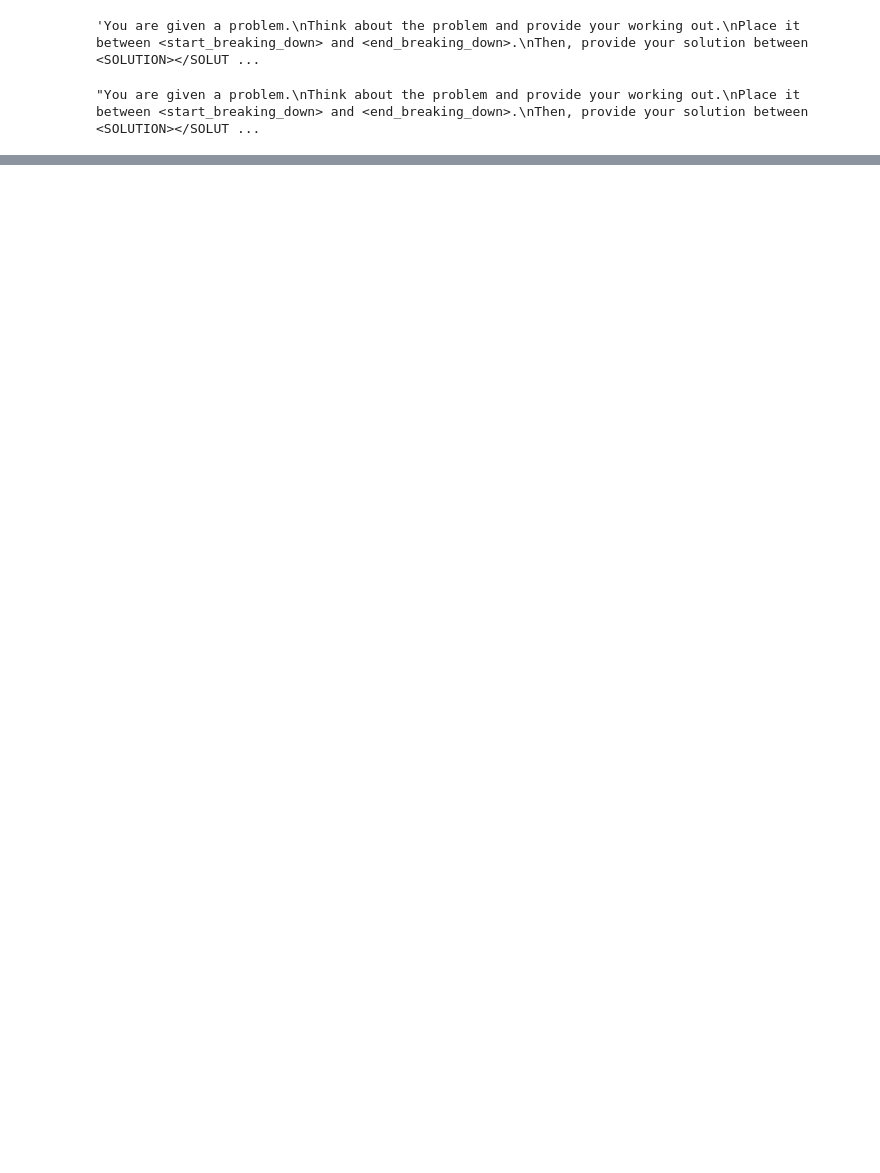
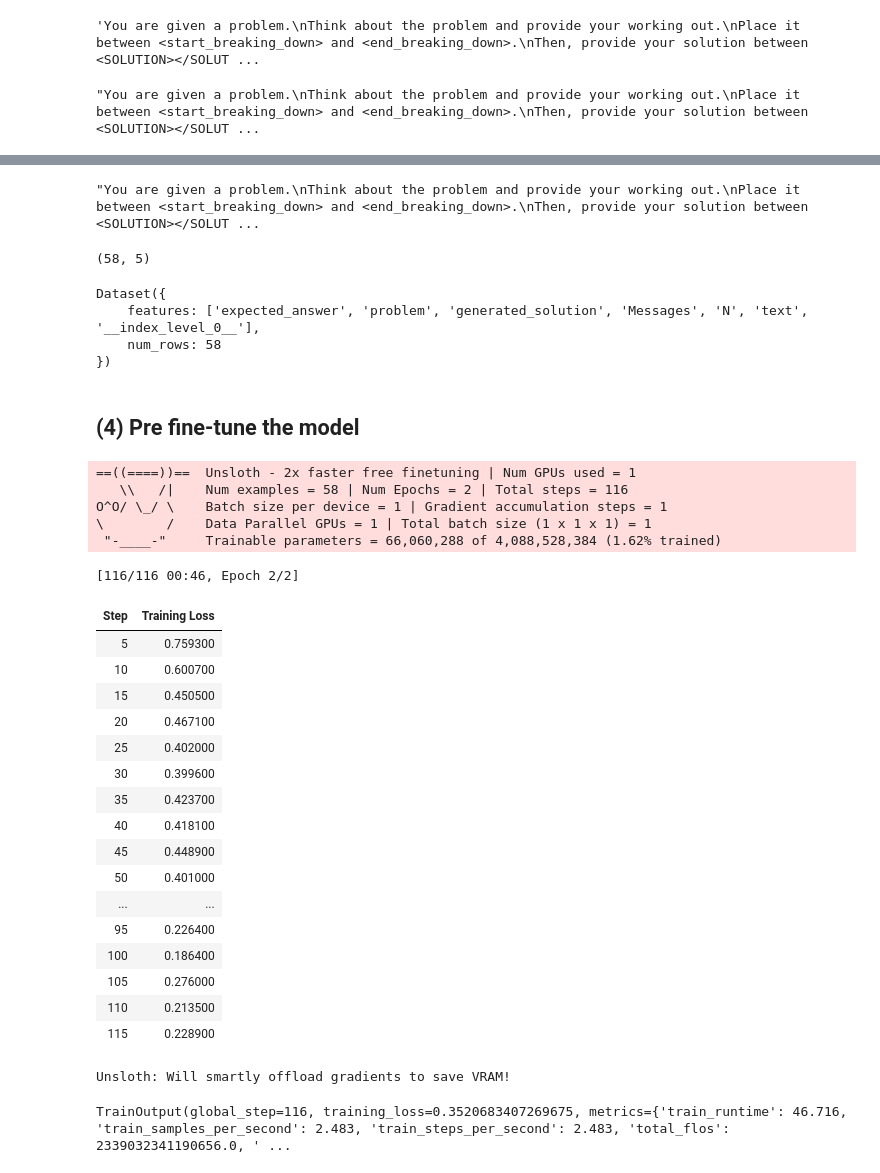
Before and after one commit to ZhengjunHUO/LLMs, a Jupyter notebook: ReinforcementLearning/Group_Relative_Policy_Optimization/Qwen3.ipynb, the cells around one changed output, grey strips where cells are left out. Drawn from its saved outputs; the diff is of its cells as text; code cells hidden in the pictures; blank space fills up the shorter version.

Commit message:
Qwen3 pre-fine-tuned for GRPO

```diff
--- a/ReinforcementLearning/Group_Relative_Policy_Optimization/Qwen3.ipynb
+++ b/ReinforcementLearning/Group_Relative_Policy_Optimization/Qwen3.ipynb
@@ -140,0 +179,73 @@ tokenizer.apply_chat_template([
+# %%
+# Test
+tokenizer.apply_chat_template(dataset["Messages"][0], tokenize = False)
+# %% [output]
+"You are given a problem.\nThink about the problem and provide your working out.\nPlace it between <start_breaking_down> and <end_breaking_down>.\nThen, provide your solution between <SOLUTION></SOLUT ...
+# %%
+# Keep only those with reasonable reasoning traces length
+dataset["N"] = dataset["Messages"].apply(lambda x: len(tokenizer.apply_chat_template(x)))
+dataset = dataset.loc[dataset["N"] <= max_seq_length/2].copy()
+dataset.shape
+# %% [output]
+(58, 5)
+# %%
+# Convert to HF dataset
+dataset["text"] = tokenizer.apply_chat_template(dataset["Messages"].values.tolist(), tokenize = False)
+dataset = Dataset.from_pandas(dataset)
+dataset
+# %% [output]
+Dataset({
+    features: ['expected_answer', 'problem', 'generated_solution', 'Messages', 'N', 'text', '__index_level_0__'],
+    num_rows: 58
+})
+# %% [markdown]
+## (4) Pre fine-tune the model
+# %%
+# Goal is to make the model following the GRPO formatting
+trainer = SFTTrainer(
+    model = model,
+    tokenizer = tokenizer,
+    train_dataset = dataset,
+    args = SFTConfig(
+        dataset_text_field = "text",
+        per_device_train_batch_size = 1,
+        gradient_accumulation_steps = 1,
+        warmup_steps = 5,
+        num_train_epochs = 2,
+        learning_rate = 2e-4, # Reduce to 2e-5 for long training runs
+        logging_steps = 5,
+        optim = "adamw_8bit",
+        weight_decay = 0.01,
+        lr_scheduler_type = "linear",
+        seed = 4096,
+        report_to = "none",
+    ),
+)
+# %%
+trainer.train()
+# %% [output]
+==((====))==  Unsloth - 2x faster free finetuning | Num GPUs used = 1
+   \\   /|    Num examples = 58 | Num Epochs = 2 | Total steps = 116
+O^O/ \_/ \    Batch size per device = 1 | Gradient accumulation steps = 1
+\        /    Data Parallel GPUs = 1 | Total batch size (1 x 1 x 1) = 1
+ "-____-"     Trainable parameters = 66,060,288 of 4,088,528,384 (1.62% trained)
+[116/116 00:46, Epoch 2/2]
+| Step | Training Loss |
+| 5 | 0.759300 |
+| 10 | 0.600700 |
+| 15 | 0.450500 |
+| 20 | 0.467100 |
+| 25 | 0.402000 |
+| 30 | 0.399600 |
+| 35 | 0.423700 |
+| 40 | 0.418100 |
+| 45 | 0.448900 |
+| 50 | 0.401000 |
+| ... | ... |
+| 95 | 0.226400 |
+| 100 | 0.186400 |
+| 105 | 0.276000 |
+| 110 | 0.213500 |
+| 115 | 0.228900 |
+Unsloth: Will smartly offload gradients to save VRAM!
+TrainOutput(global_step=116, training_loss=0.3520683407269675, metrics={'train_runtime': 46.716, 'train_samples_per_second': 2.483, 'train_steps_per_second': 2.483, 'total_flos': 2339032341190656.0, ' ...
```
Also changed, not shown: parts of 15 cells of this notebook.
